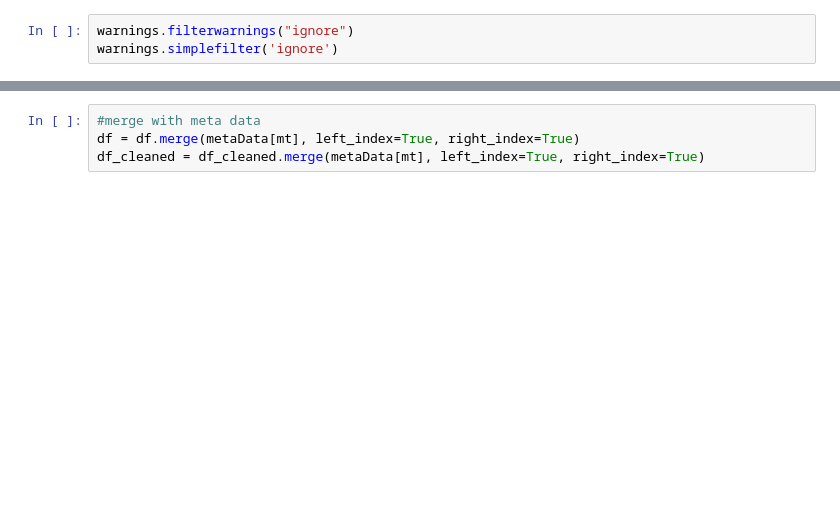
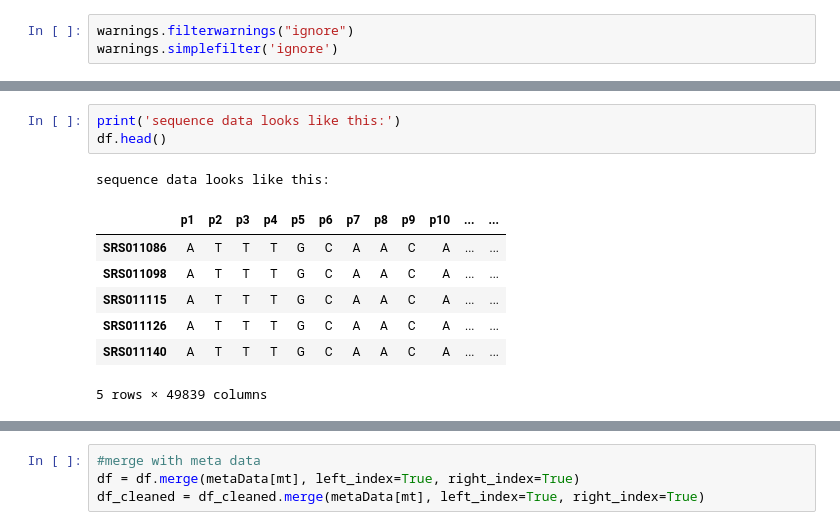
Before and after one commit to omicsEye/deepbreaks, a Jupyter notebook: examples/discrete_phenotype.ipynb, the cells around one changed output, grey strips where cells are left out. Saved outputs shown, nothing was run; the diff lists cells and outputs as text; blank space fills up the shorter version.

```diff
--- a/examples/discrete_phenotype.ipynb
+++ b/examples/discrete_phenotype.ipynb
@@ -50,0 +87,12 @@ df = prp.balanced_classes(dat=df, meta_dat=metaData, feature=mt)
+# %%
+print('sequence data looks like this:')
+df.head()
+# %% [output]
+sequence data looks like this:
+|  | p1 | p2 | p3 | p4 | p5 | p6 | p7 | p8 | p9 | p10 | ... | ... |
+| SRS011086 | A | T | T | T | G | C | A | A | C | A | ... | ... |
+| SRS011098 | A | T | T | T | G | C | A | A | C | A | ... | ... |
+| SRS011115 | A | T | T | T | G | C | A | A | C | A | ... | ... |
+| SRS011126 | A | T | T | T | G | C | A | A | C | A | ... | ... |
+| SRS011140 | A | T | T | T | G | C | A | A | C | A | ... | ... |
+5 rows × 49839 columns
```
Also changed, not shown: parts of 29 cells of this notebook, 3 other files.
